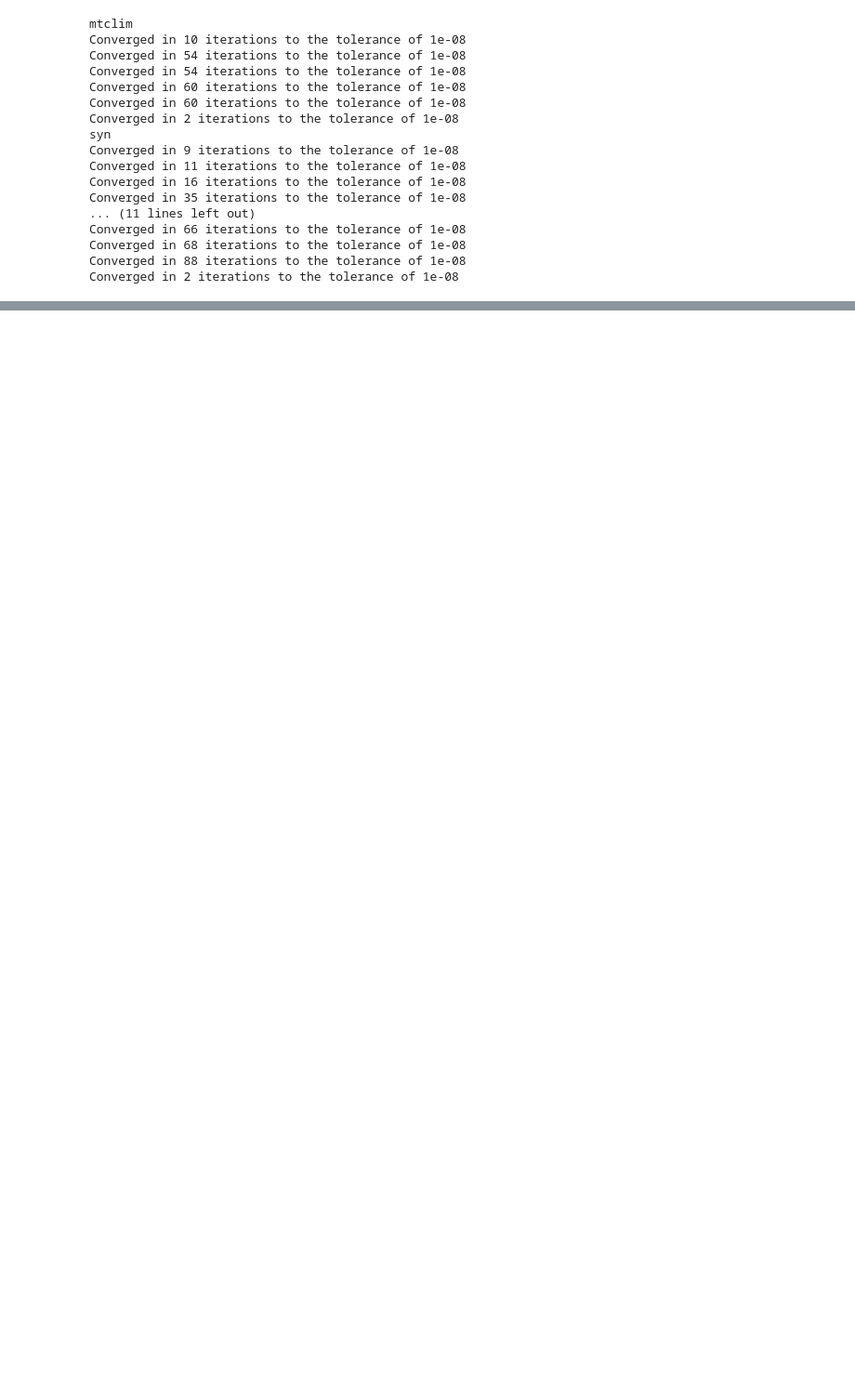
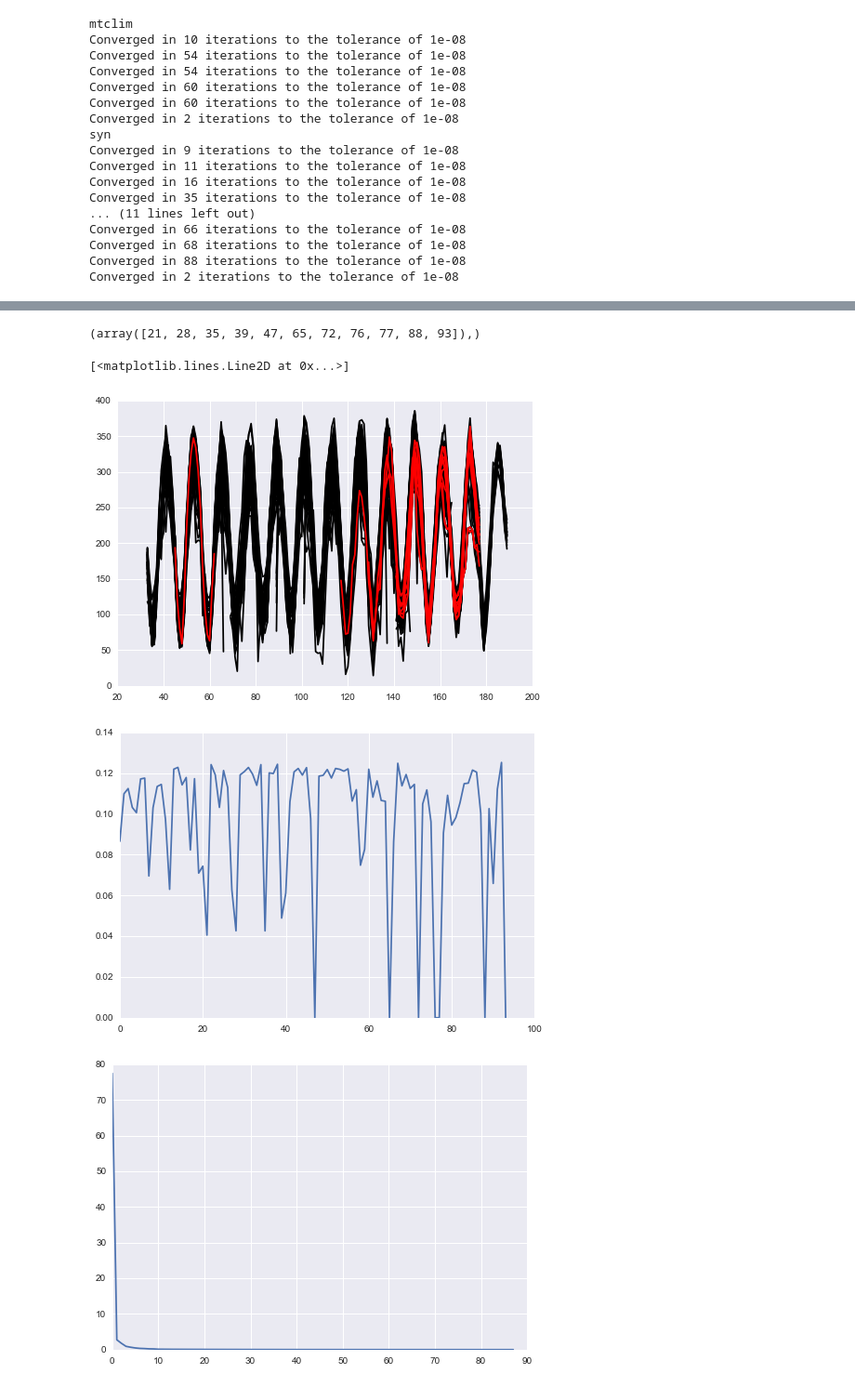
Before and after one commit to klapo/CalRad, a Jupyter notebook: CR.eof_errors.ipynb, the cells around one changed output, grey strips where cells are left out. Shown at 93% size. Cells and saved outputs as stored; diff of their text form; code cells hidden in the pictures; blank space fills up the shorter version.

```diff
--- a/CR.eof_errors.ipynb
+++ b/CR.eof_errors.ipynb
@@ -415,0 +412,16 @@ The above plot shows some large disagreements in correlation between stations. L
+# %%
+## index of stations that behave differently
+eof_ind = np.nonzero(amps[0,:] < .06)
+print(eof_ind)
+plt.plot(np.squeeze(grobs.SWdwn.values),'k')
+plt.plot(np.squeeze(grobs.SWdwn.values[:,eof_ind]),'r')
+plt.figure()
+plt.plot(amps[0,:])
+plt.figure()
+plt.plot(variance)
+# %% [output]
+(array([21, 28, 35, 39, 47, 65, 72, 76, 77, 88, 93]),)
+[<matplotlib.lines.Line2D at 0x...>]
+[figure, added]
+[figure, added]
+[figure, added]
```
Also changed, not shown: parts of 9 cells of this notebook.
